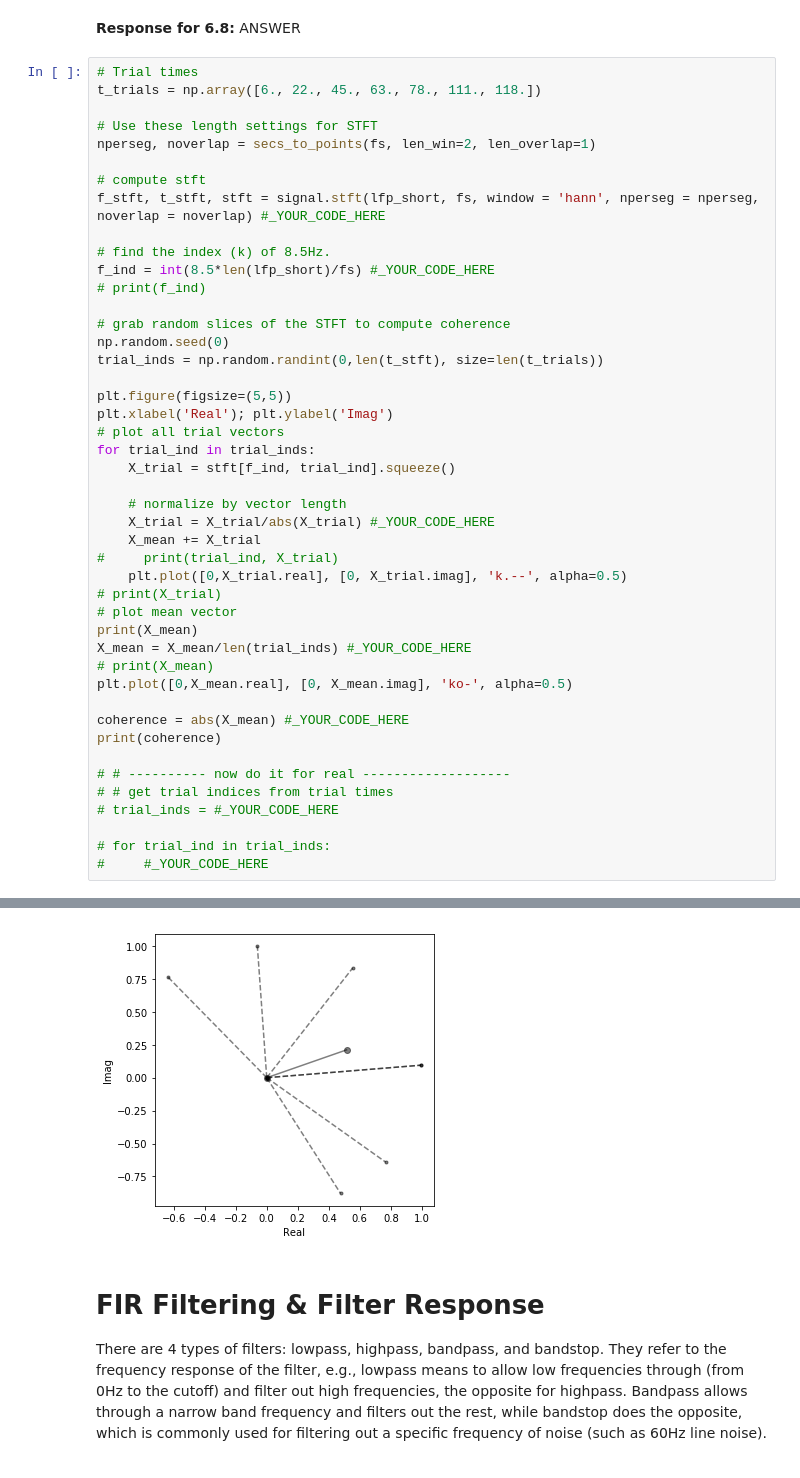
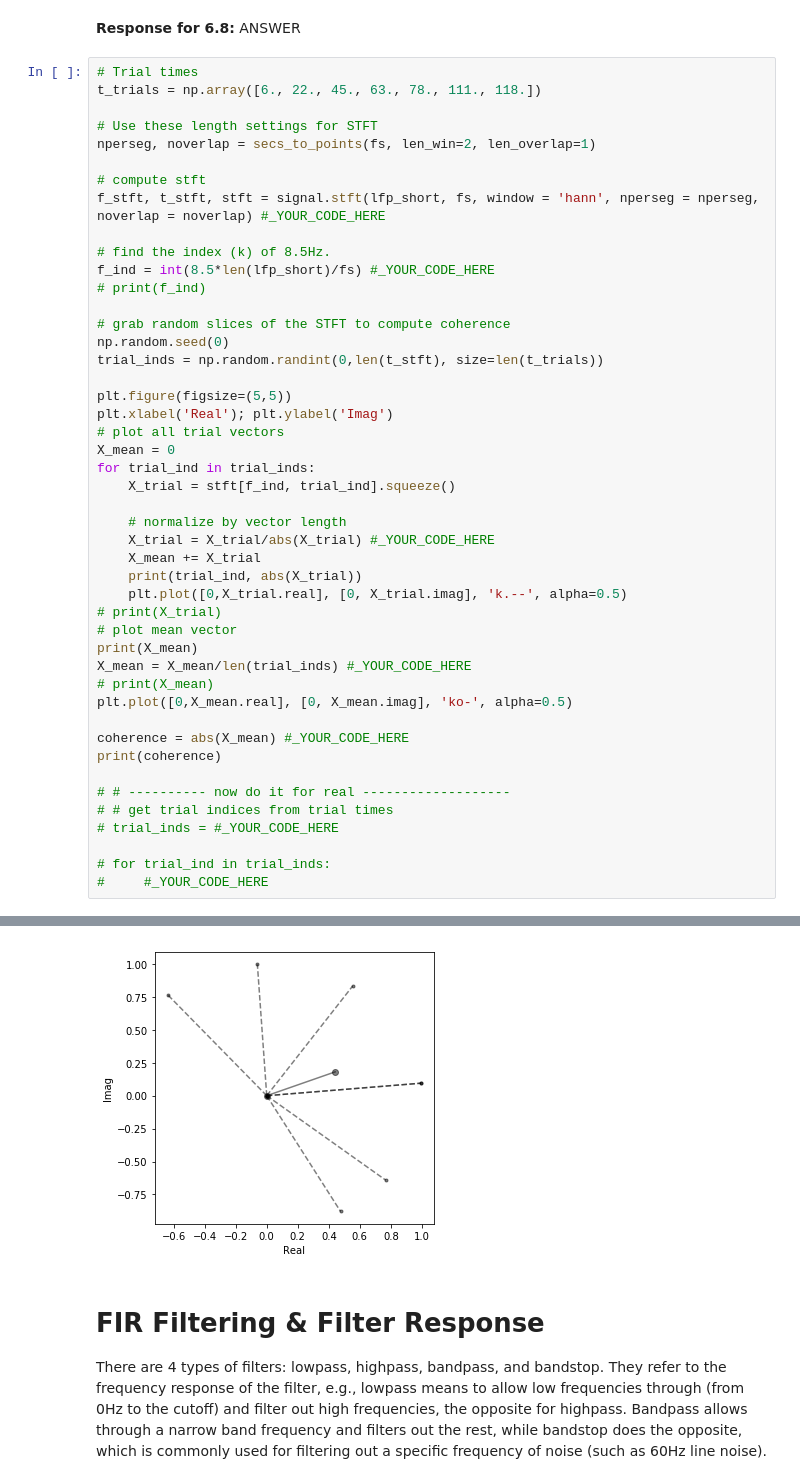
Before and after one commit to ylc020/COGS118C, a Jupyter notebook: Assignments/A3-TimeFrequencyFiltering.ipynb, the cells around one changed output, grey strips where cells are left out. Saved outputs shown, nothing was run; the diff lists cells and outputs as text.

```diff
--- a/Assignments/A3-TimeFrequencyFiltering.ipynb
+++ b/Assignments/A3-TimeFrequencyFiltering.ipynb
@@ -597,13 +595,14 @@ trial_inds = np.random.randint(0,len(t_stft), size=len(t_trials))
 plt.figure(figsize=(5,5))
 plt.xlabel('Real'); plt.ylabel('Imag')
 # plot all trial vectors
+X_mean = 0
 for trial_ind in trial_inds:
     X_trial = stft[f_ind, trial_ind].squeeze()
 
     # normalize by vector length
     X_trial = X_trial/abs(X_trial) #_YOUR_CODE_HERE
     X_mean += X_trial
-#     print(trial_ind, X_trial)
+    print(trial_ind, abs(X_trial))
     plt.plot([0,X_trial.real], [0, X_trial.imag], 'k.--', alpha=0.5)
 # print(X_trial)
 # plot mean vector
@@ -637,4 +633,4 @@ print(coherence)
-[figure, old version]
+[figure, new version]
 # %% [markdown]
 # FIR Filtering & Filter Response
 There are 4 types of filters: lowpass, highpass, bandpass, and bandstop. They refer to the frequency response of the filter, e.g., lowpass means to allow low frequencies through (from 0Hz to the cutoff) and filter out high frequencies, the opposite for highpass. Bandpass allows through a narrow band frequency and filters out the rest, while bandstop does the opposite, which is commonly used for filtering out a specific frequency of noise (such as 60Hz line noise). Filter design is an art that will take many such labs to cover extensively, so we will just introduce the idea here and give you the tools to explore that at a later stage (such as for your project).
```
Also changed, not shown: parts of 10 cells of this notebook.
